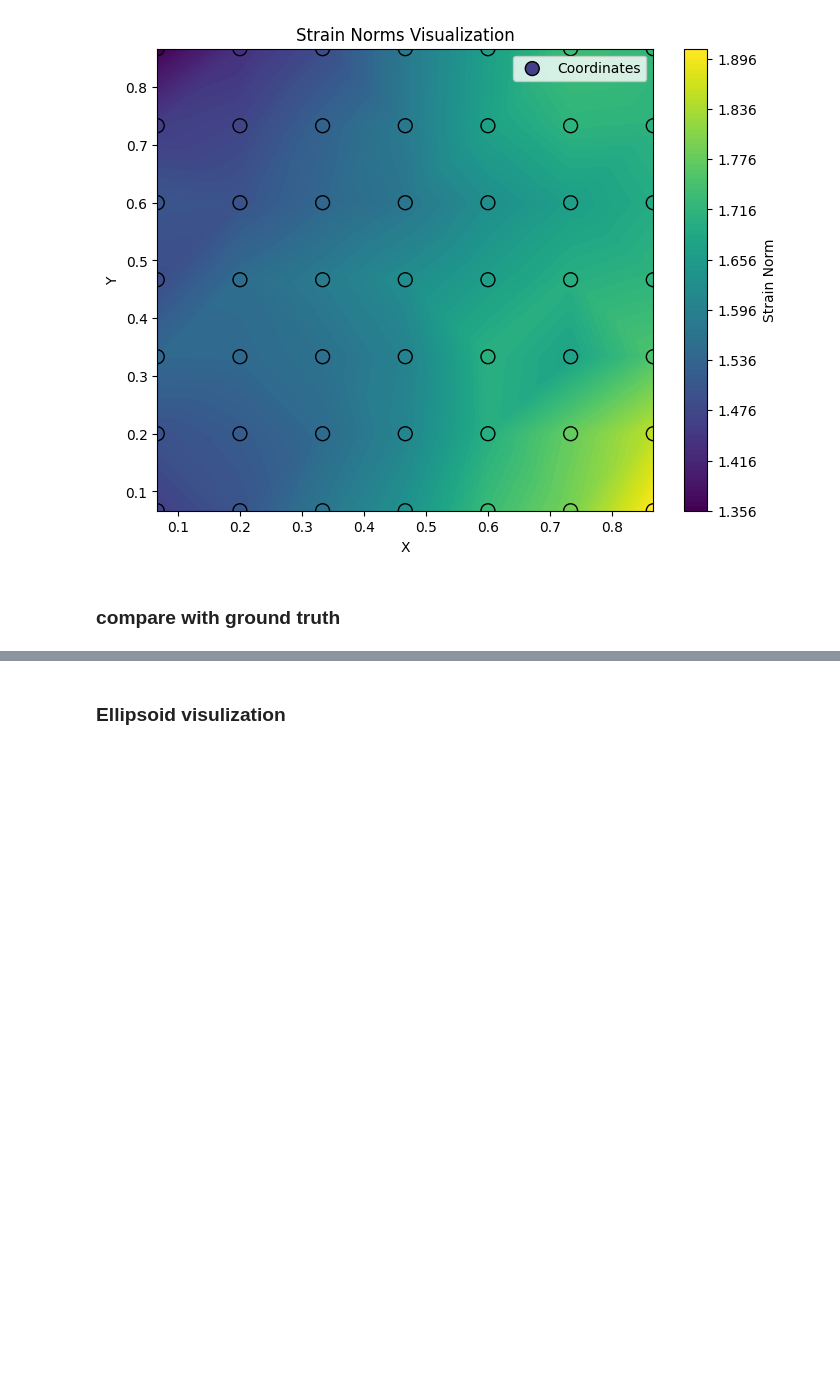
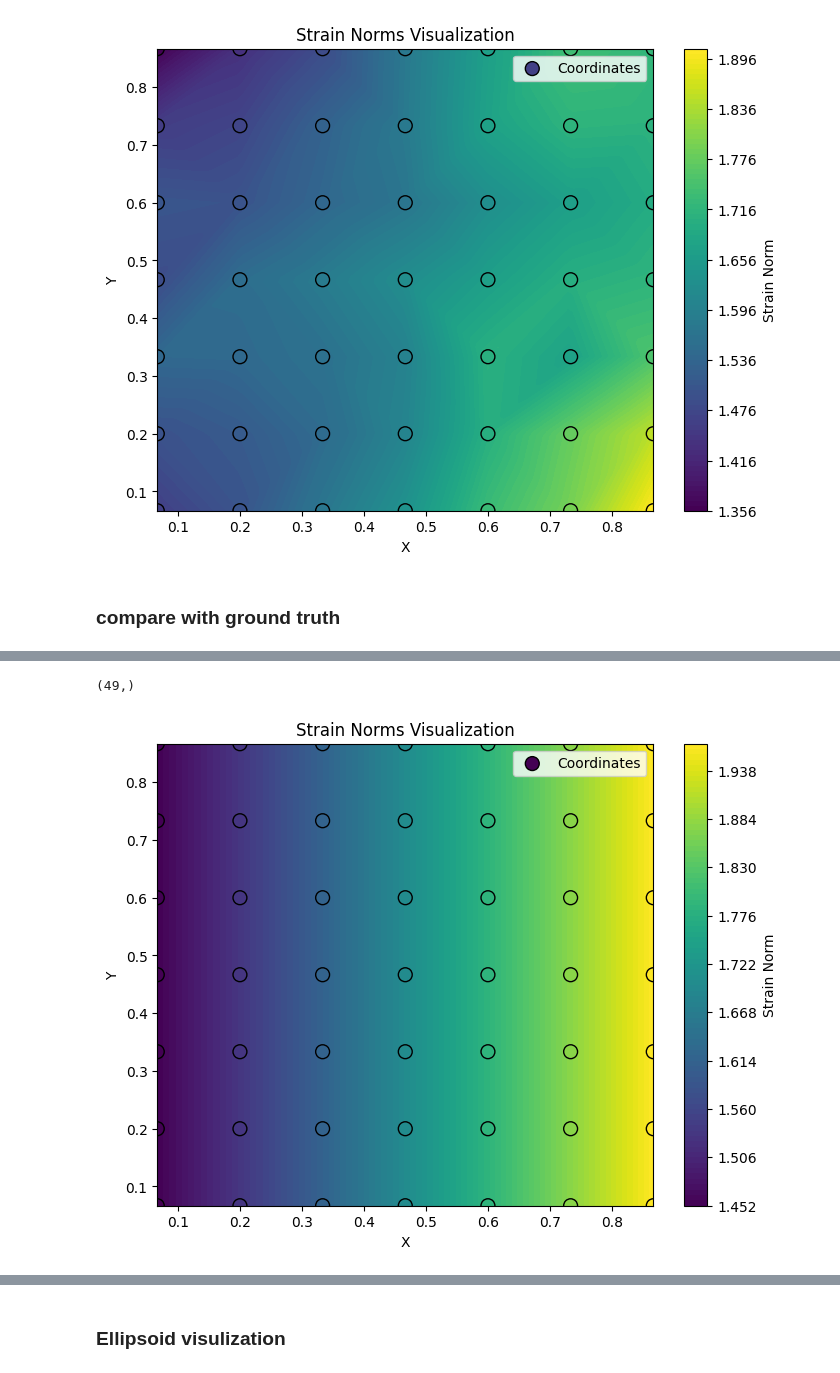
Before and after one commit to Xiaowen2024/GraphicsResearch, a Jupyter notebook: visualization/displacement_visualizer.ipynb, the cells around one changed output, grey strips where cells are left out. Saved outputs shown, nothing was run; the diff lists cells and outputs as text; code cells hidden in the pictures; blank space fills up the shorter version.

```diff
--- a/visualization/displacement_visualizer.ipynb
+++ b/visualization/displacement_visualizer.ipynb
@@ -648,0 +654,13 @@ array([0.0666667, 0.0666667])
+# %%
+x_singlex_values, y_singlex_values = parse_csv_for_xy("../output/deformation_gradient_rect_x_0.1.csv")
+valid_mask = ~np.isnan(x_singlex_values) & ~np.isnan(y_singlex_values)
+xy_singlex_values = np.column_stack((x_singlex_values[valid_mask], y_singlex_values[valid_mask]))
+ground_truth_strain_singlex = calculate_strain(xy_singlex_values, calculate_deformation_gradient)
+ground_truth_strain_norms_singlex = np.linalg.norm(ground_truth_strain_singlex, 'fro', axis=(1, 2))
+
+
+
+visualize_strain_norm_2D(xy_singlex_values, ground_truth_strain_norms_singlex)
+# %% [output]
+(49,)
+[figure, added]
```
Also changed, not shown: parts of 18 cells of this notebook, 6 other files.
